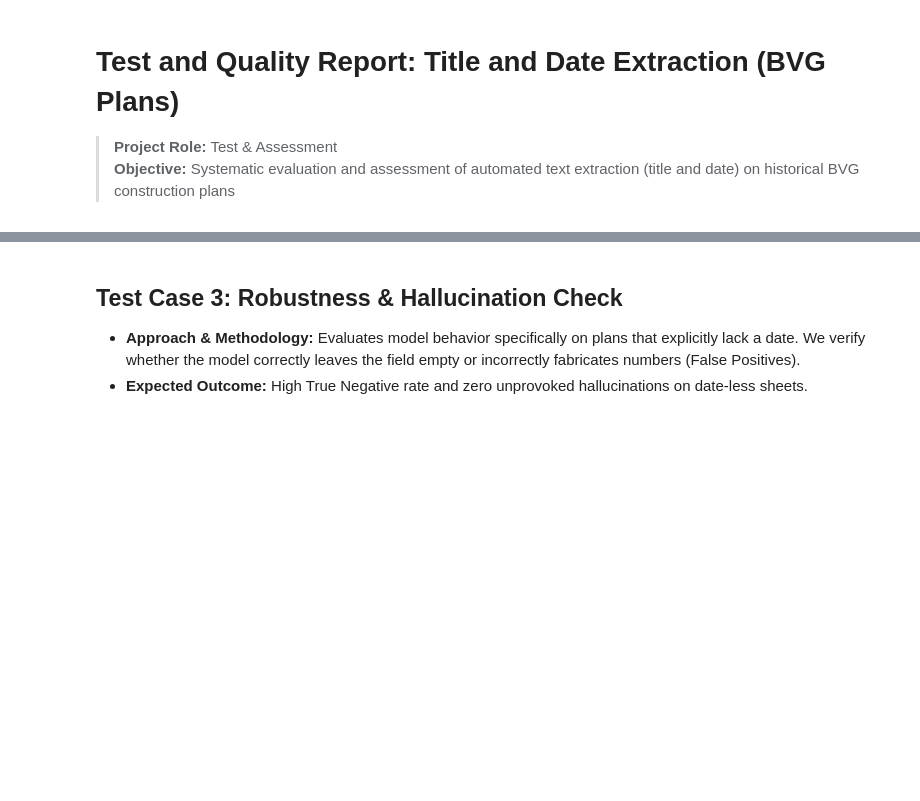
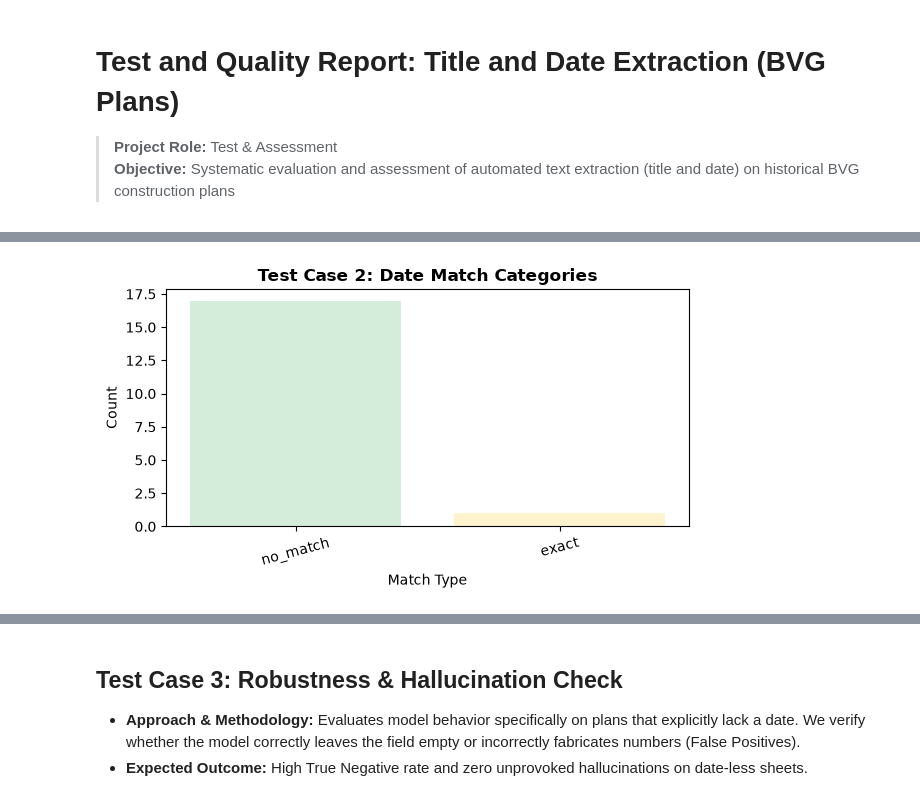
Before and after one commit to CharalamposZisis/BVG_Project_, a Jupyter notebook: testing/testing.ipynb, the cells around one changed output, grey strips where cells are left out. Drawn from its saved outputs; the diff is of its cells as text; code cells hidden in the pictures; blank space fills up the shorter version.

```diff
--- a/testing/testing.ipynb
+++ b/testing/testing.ipynb
@@ -72,14 +66,17 @@ else:
 # %%
 if eval_csv_path.exists():
-    # Visualisierung für Test Case 2: Date Parsing Resultate
     plt.figure(figsize=(6, 3.5))
     if "date_result" in df.columns:
         date_counts = df["date_result"].value_counts()
         colors = ["#d4edda", "#fff3cd", "#f8d7da"]
         plt.bar(date_counts.index, date_counts.values, color=colors[:len(date_counts)])
-        plt.title("Test Case 2: Date Parsing Match Categories", fontweight="bold")
+        plt.title("Test Case 2: Date Match Categories", fontweight="bold")
         plt.xlabel("Match Type")
         plt.ylabel("Count")
         plt.xticks(rotation=15)
         plt.tight_layout()
         plt.show()
+    else:
+        print("Column 'date_result' not found in evaluation CSV.")
+# %% [output]
+[figure, added]
```
Also changed, not shown: parts of 22 cells of this notebook.
